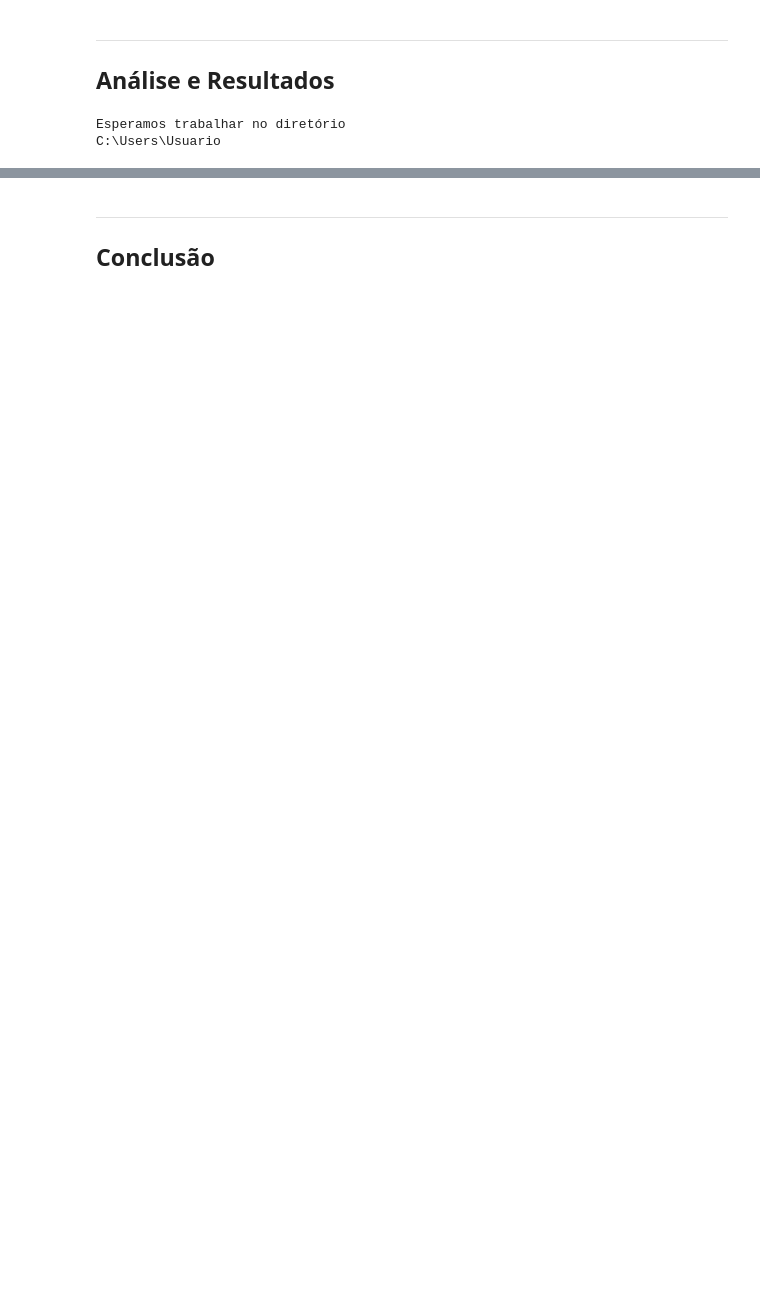
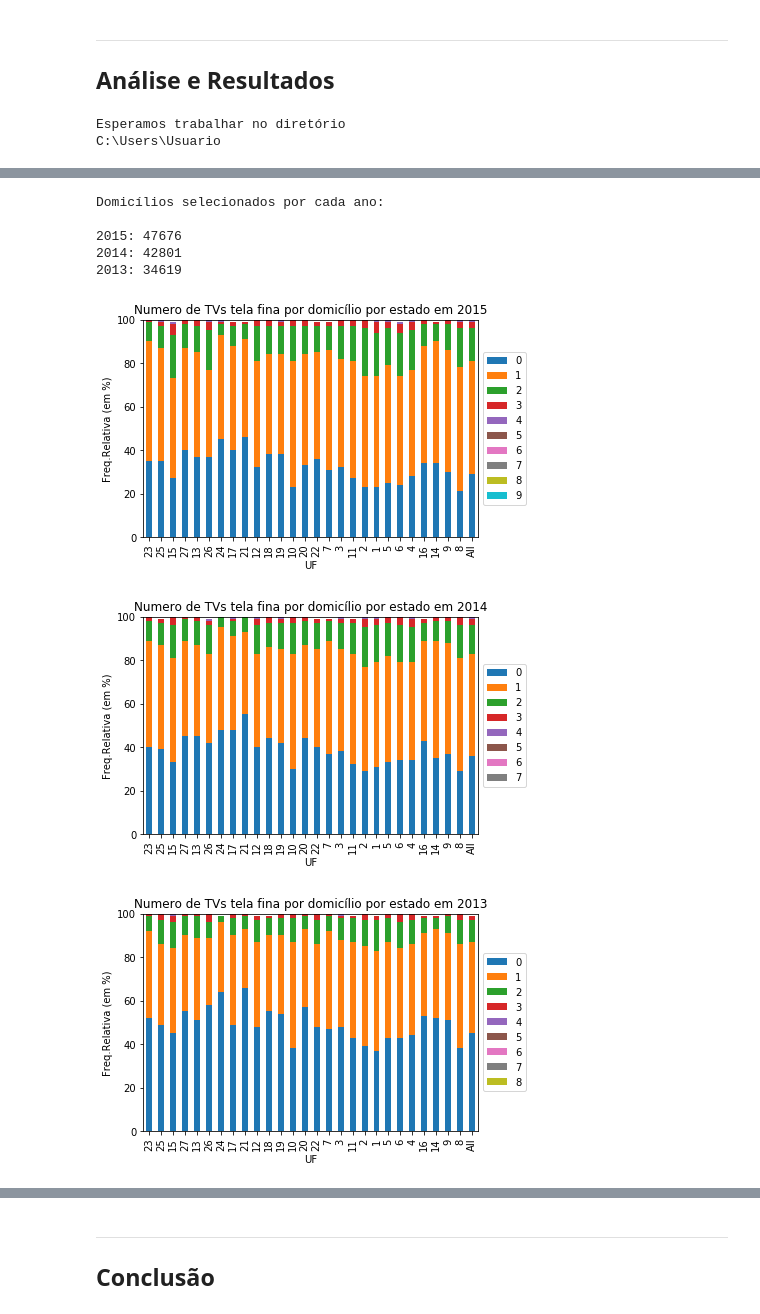
Before and after one commit to guipleite/CD-Insper, a Jupyter notebook: Projeto1 Layout.ipynb, the cells around one changed output, grey strips where cells are left out. Saved outputs shown, nothing was run; the diff lists cells and outputs as text; code cells hidden in the pictures; blank space fills up the shorter version.

```diff
--- a/Projeto1 Layout.ipynb
+++ b/Projeto1 Layout.ipynb
@@ -128,0 +156,63 @@ See the caveats in the documentation: http://pandas.pydata.org/pandas-docs/stabl
+# %%
+BR15=NNP15.loc[(NNP15['V4622'] < 5) ]
+BR14=NNP14.loc[(NNP14['V4622'] < 5) ]
+BR13=NNP13.loc[(NNP13['V4622'] < 5) ]
+
+BR15.V02272.cat.categories = (['SIM', 'NAO'])
+BR15.V02273.cat.categories = (['SIM', 'NAO','NAO SABE'])
+BR15.V02424.cat.categories = (['SIM', 'NAO'])
+BR15.V02425.cat.categories = (['SIM', 'NAO'])
+BR15.V02426.cat.categories = (['SIM', 'NAO'])
+
+BR14.V02272.cat.categories = (['SIM', 'NAO'])
+BR14.V02273.cat.categories = (['SIM', 'NAO','NAO SABE'])
+BR14.V02424.cat.categories = (['SIM', 'NAO'])
+BR14.V02425.cat.categories = (['SIM', 'NAO'])
+BR14.V02426.cat.categories = (['SIM', 'NAO'])
+
+BR13.V02272.cat.categories = (['SIM', 'NAO'])
+BR13.V02273.cat.categories = (['SIM', 'NAO','NAO SABE'])
+BR13.V02424.cat.categories = (['SIM', 'NAO'])
+BR13.V02425.cat.categories = (['SIM', 'NAO'])
+BR13.V02426.cat.categories = (['SIM', 'NAO'])
+
+print('Domicílios selecionados por cada ano:\n')
+print('2015:',len(BR15))
+print('2014:',len(BR14))
+print('2013:',len(BR13))
+# %% [output]
+Domicílios selecionados por cada ano:
+
+2015: 47676
+2014: 42801
+2013: 34619
+# %%
+#NUMERO DE TVs V02270
+############################################################################################################################
+cttv15=(pd.crosstab(BR15.V02270, BR15.UF, margins=True, normalize='columns')*100).round(decimals=0)
+plot = cttv15.T.plot(kind='bar', stacked=True,title='Numero de TVs tela fina por domicílio por estado em 2015')
+plot.set_ylim([0, 100])
+plt.ylabel('Freq.Relativa (em %)')
+plt.legend(loc='center left', bbox_to_anchor=(1,0.5))
+plt.subplot(111)
+
+###########################################################################################################################
+cttv14=(pd.crosstab(BR14.V02270, BR14.UF, margins=True, normalize='columns')*100).round(decimals=0)
+plot = cttv14.T.plot(kind='bar', stacked=True,title='Numero de TVs tela fina por domicílio por estado em 2014')
+plot.set_ylim([0, 100])
+plt.ylabel('Freq.Relativa (em %)')
+plt.legend(loc='center left', bbox_to_anchor=(1,0.5))
+plt.subplot(111)
+###########################################################################################################################
+cttv13=(pd.crosstab(BR13.V02270, BR13.UF, margins=True, normalize='columns')*100).round(decimals=0)
+plot = cttv13.T.plot(kind='bar', stacked=True,title='Numero de TVs tela fina por domicílio por estado em 2013')
+plot.set_ylim([0, 100])
+plt.ylabel('Freq.Relativa (em %)')
+plt.legend(loc='center left', bbox_to_anchor=(1,0.5))
+plt.subplot(111)
+
+plt.show()
+# %% [output]
+[figure, added]
+[figure, added]
+[figure, added]
```
Also changed, not shown: parts of 17 cells of this notebook, 3 other files.
